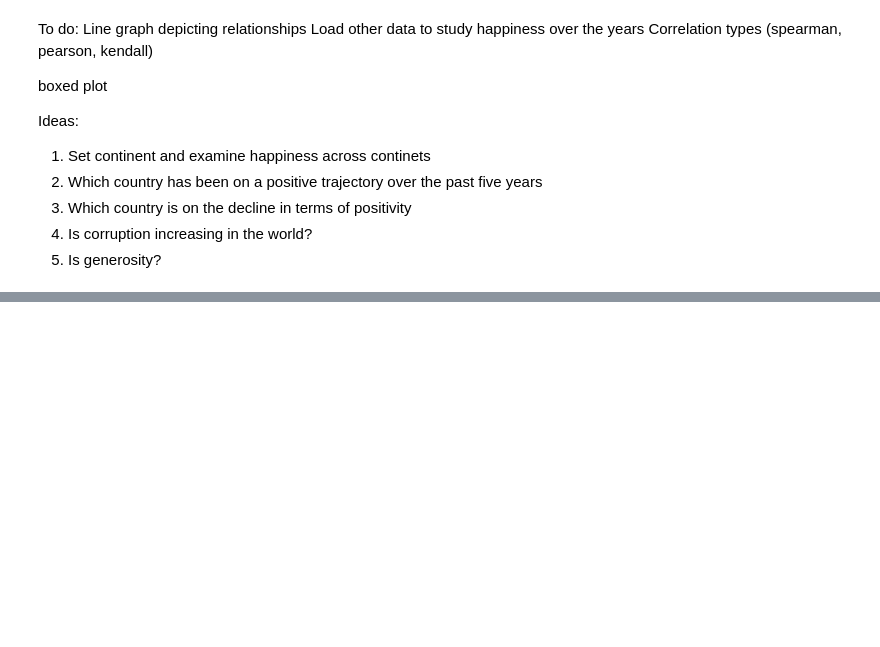
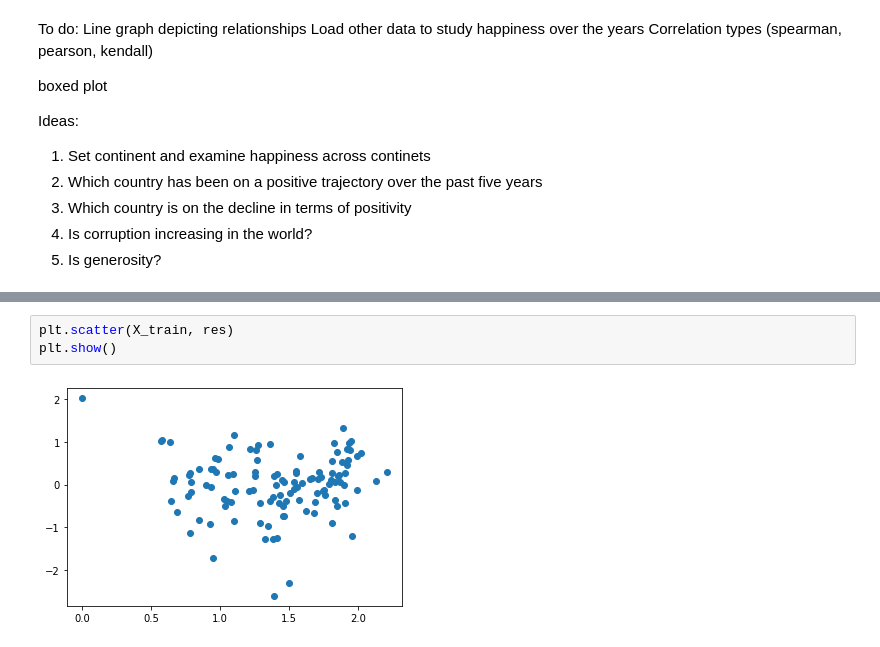
Before and after one commit to lauxpaux/HappinessResearch, a Jupyter notebook: HappinessDataExploration.ipynb, the cells around one changed output, grey strips where cells are left out. Drawn from its saved outputs; the diff is of its cells as text; blank space fills up the shorter version.

```diff
--- a/HappinessDataExploration.ipynb
+++ b/HappinessDataExploration.ipynb
@@ -594,0 +666,5 @@ customPal = sns.set_palette(sns.color_palette(colors))
+# %%
+plt.scatter(X_train, res)
+plt.show()
+# %% [output]
+[figure, added]
```
Also changed, not shown: parts of 15 cells of this notebook.
